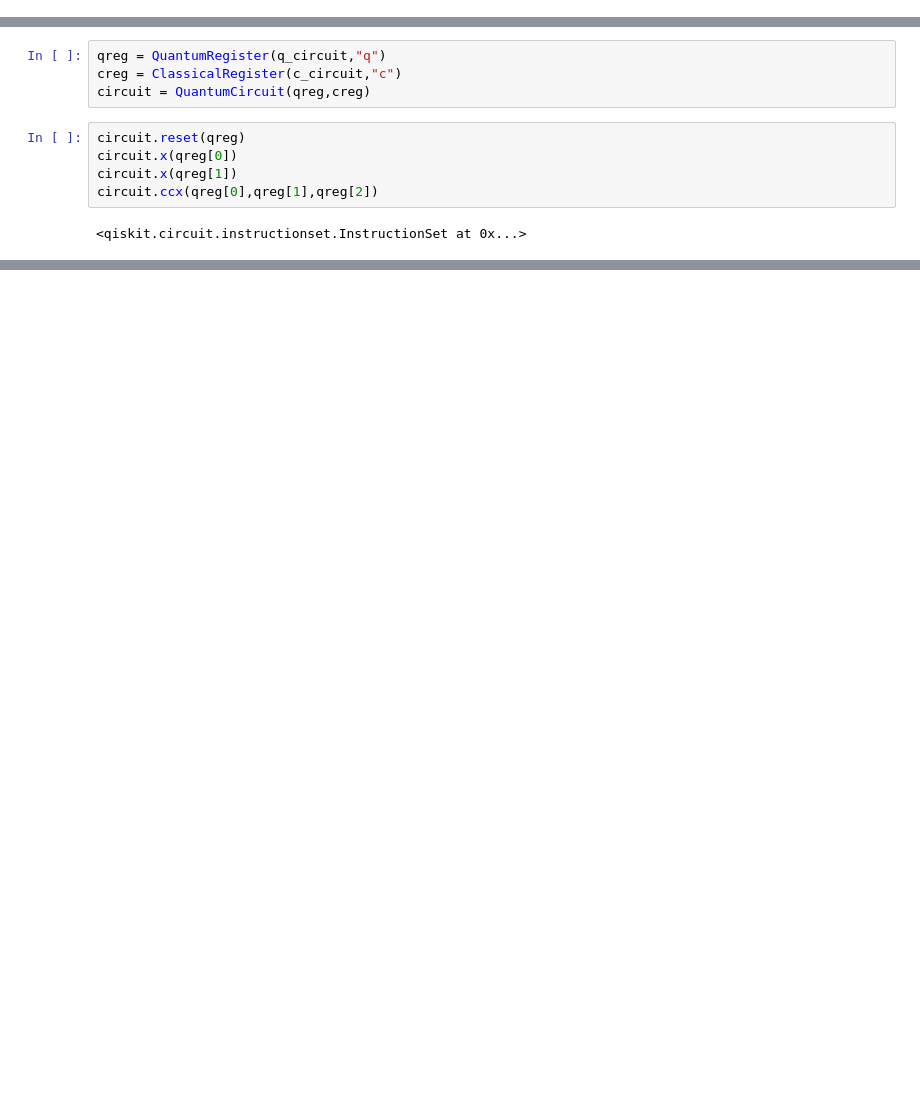
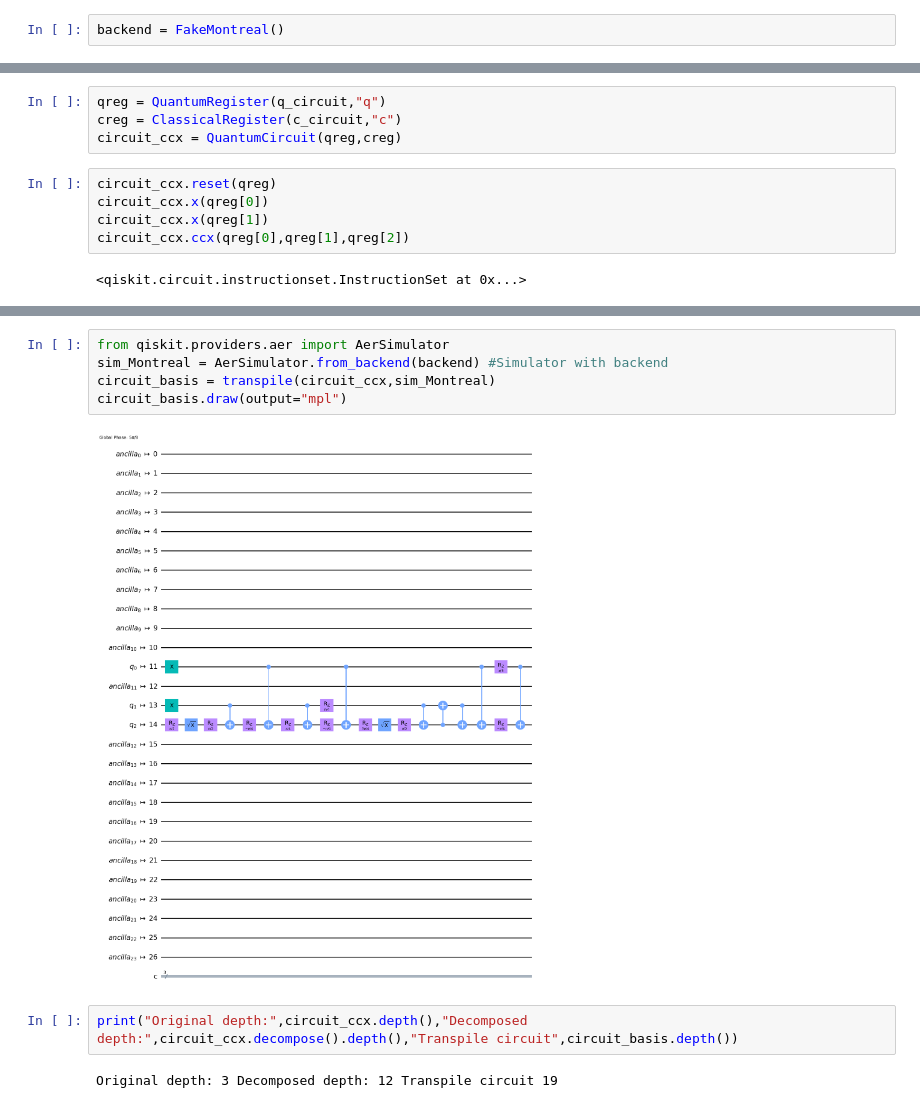
Before and after one commit to andy0000-droid/Quantum, a Jupyter notebook: test.ipynb, the cells around one changed output, grey strips where cells are left out. Drawn from its saved outputs; the diff is of its cells as text; blank space fills up the shorter version.

```diff
--- a/test.ipynb
+++ b/test.ipynb
@@ -3,18 +3,20 @@ from qiskit import *
 from qiskit.providers.aer import AerSimulator
 from qiskit.providers.fake_provider import FakeMontreal
 import numpy as np
+# %%
+backend = FakeMontreal()
 # %%
 q_circuit = 3
 c_circuit = q_circuit
 # %%
 qreg = QuantumRegister(q_circuit,"q")
 creg = ClassicalRegister(c_circuit,"c")
-circuit = QuantumCircuit(qreg,creg)
+circuit_ccx = QuantumCircuit(qreg,creg)
 # %%
-circuit.reset(qreg)
-circuit.x(qreg[0])
-circuit.x(qreg[1])
-circuit.ccx(qreg[0],qreg[1],qreg[2])
+circuit_ccx.reset(qreg)
+circuit_ccx.x(qreg[0])
+circuit_ccx.x(qreg[1])
+circuit_ccx.ccx(qreg[0],qreg[1],qreg[2])
 # %% [output]
 <qiskit.circuit.instructionset.InstructionSet at 0x...>
 # %%
@@ -26,2 +28,13 @@ circuit.decompose().draw(output="mpl")
 # %% [output]
 [figure]
+# %%
+from qiskit.providers.aer import AerSimulator
+sim_Montreal = AerSimulator.from_backend(backend) #Simulator with backend
+circuit_basis = transpile(circuit_ccx,sim_Montreal)
+circuit_basis.draw(output="mpl")
+# %% [output]
+[figure, added]
+# %%
+print("Original depth:",circuit_ccx.depth(),"Decomposed depth:",circuit_ccx.decompose().depth(),"Transpile circuit",circuit_basis.depth())
+# %% [output]
+Original depth: 3 Decomposed depth: 12 Transpile circuit 19
```
Also changed, not shown: parts of 2 cells of this notebook, 3 other files.
